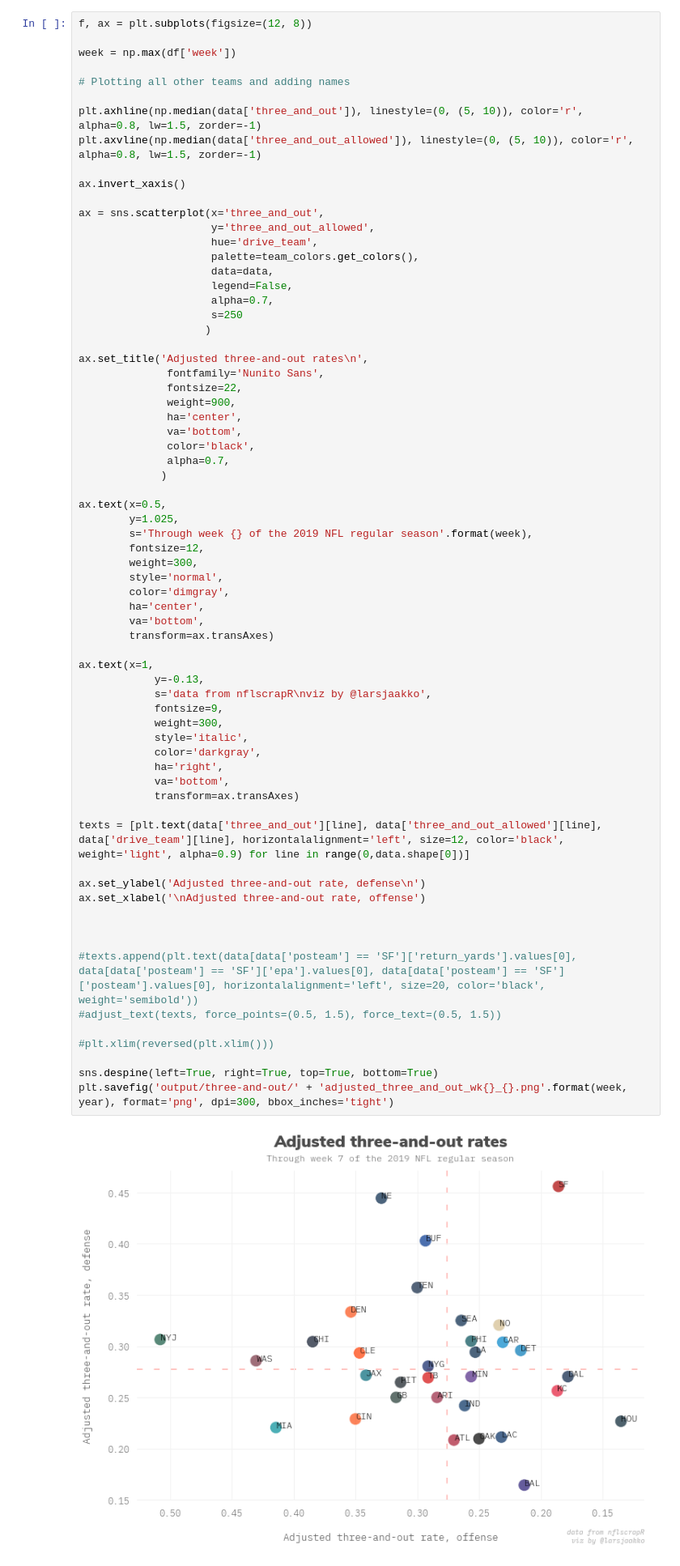
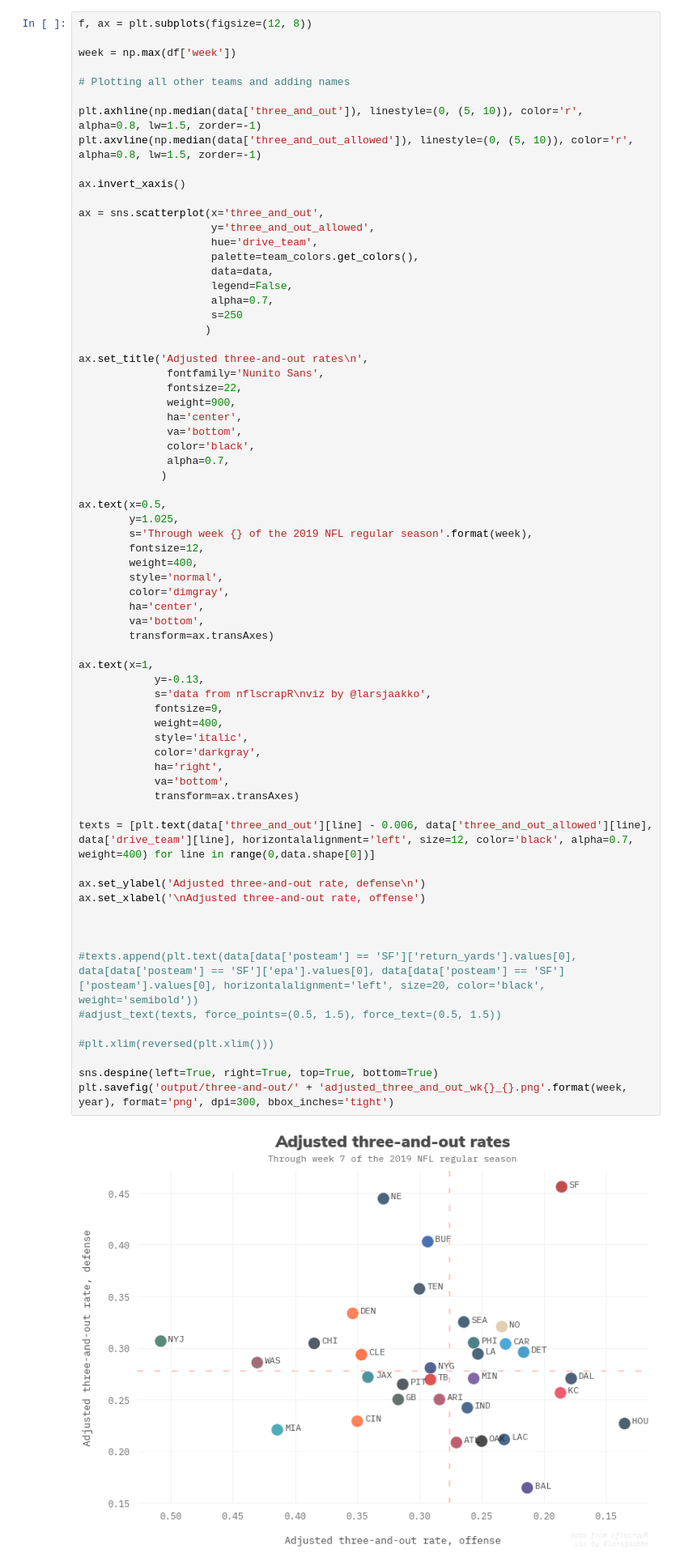
Before and after one commit to larsjaakko/nfl-notebooks, a Jupyter notebook: 2019/3-and-out rates.ipynb, the cells around one changed output. Shown at 81% size. Saved outputs shown, nothing was run; the diff lists cells and outputs as text.

Commit message:
Adjusted three-and-out chart

```diff
--- a/2019/3-and-out rates.ipynb
+++ b/2019/3-and-out rates.ipynb
@@ -136,37 +163,37 @@ ax.text(x=0.5,
         y=1.025,
         s='Through week {} of the 2019 NFL regular season'.format(week),
         fontsize=12,
-        weight=300,
+        weight=400,
         style='normal',
         color='dimgray',
         ha='center',
         va='bottom',
         transform=ax.transAxes)
 
 ax.text(x=1,
             y=-0.13,
             s='data from nflscrapR\nviz by @larsjaakko',
             fontsize=9,
-            weight=300,
+            weight=400,
             style='italic',
             color='darkgray',
             ha='right',
             va='bottom',
             transform=ax.transAxes)
 
-texts = [plt.text(data['three_and_out'][line], data['three_and_out_allowed'][line], data['drive_team'][line], horizontalalignment='left', size=12, color='black', weight='light', alpha=0.9) for line in range(0,data.shape[0])]
+texts = [plt.text(data['three_and_out'][line] - 0.006, data['three_and_out_allowed'][line], data['drive_team'][line], horizontalalignment='left', size=12, color='black', alpha=0.7, weight=400) for line in range(0,data.shape[0])]
 
 ax.set_ylabel('Adjusted three-and-out rate, defense\n')
 ax.set_xlabel('\nAdjusted three-and-out rate, offense')
 
 
 
 #texts.append(plt.text(data[data['posteam'] == 'SF']['return_yards'].values[0], data[data['posteam'] == 'SF']['epa'].values[0], data[data['posteam'] == 'SF']['posteam'].values[0], horizontalalignment='left', size=20, color='black', weight='semibold'))
 #adjust_text(texts, force_points=(0.5, 1.5), force_text=(0.5, 1.5))
 
 #plt.xlim(reversed(plt.xlim()))
 
 sns.despine(left=True, right=True, top=True, bottom=True)
 plt.savefig('output/three-and-out/' + 'adjusted_three_and_out_wk{}_{}.png'.format(week, year), format='png', dpi=300, bbox_inches='tight')
 # %% [output]
-[figure, old version]
+[figure, new version]
```
Also changed, not shown: parts of 2 cells of this notebook.
